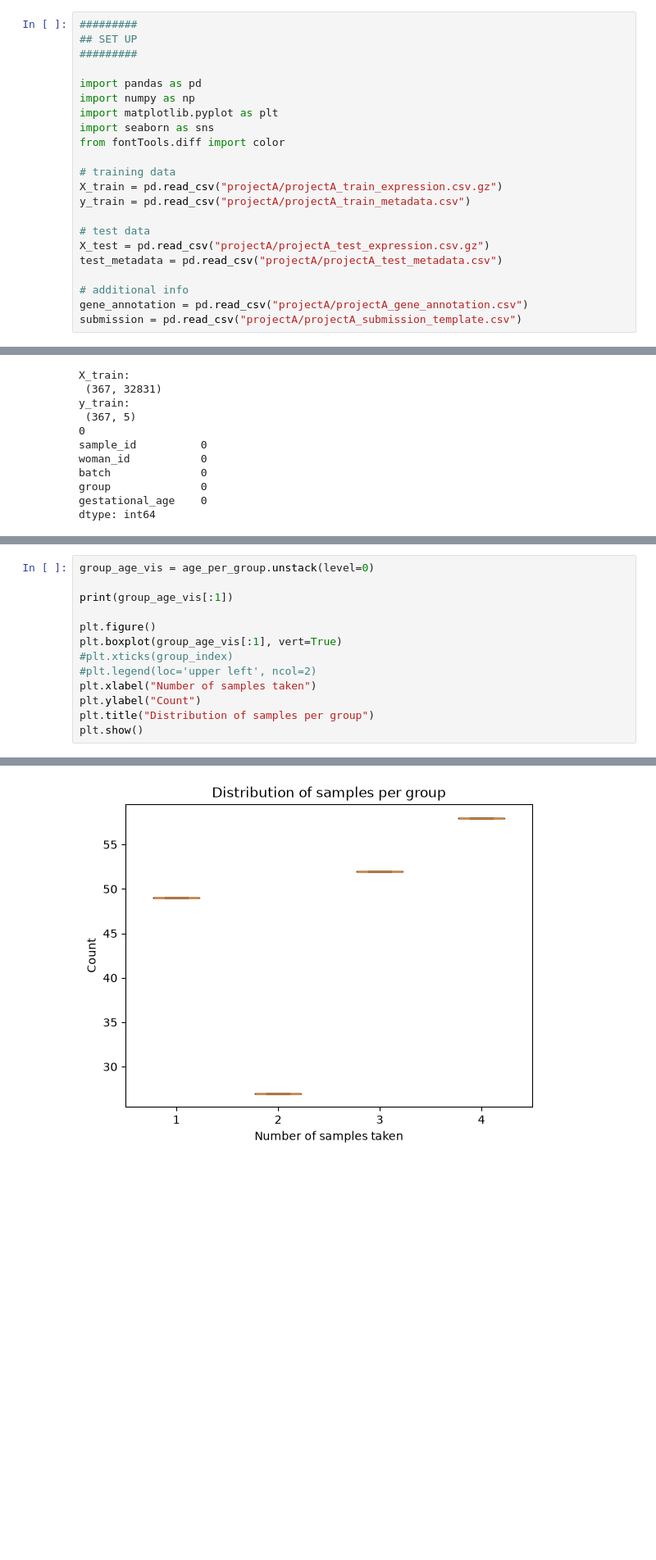
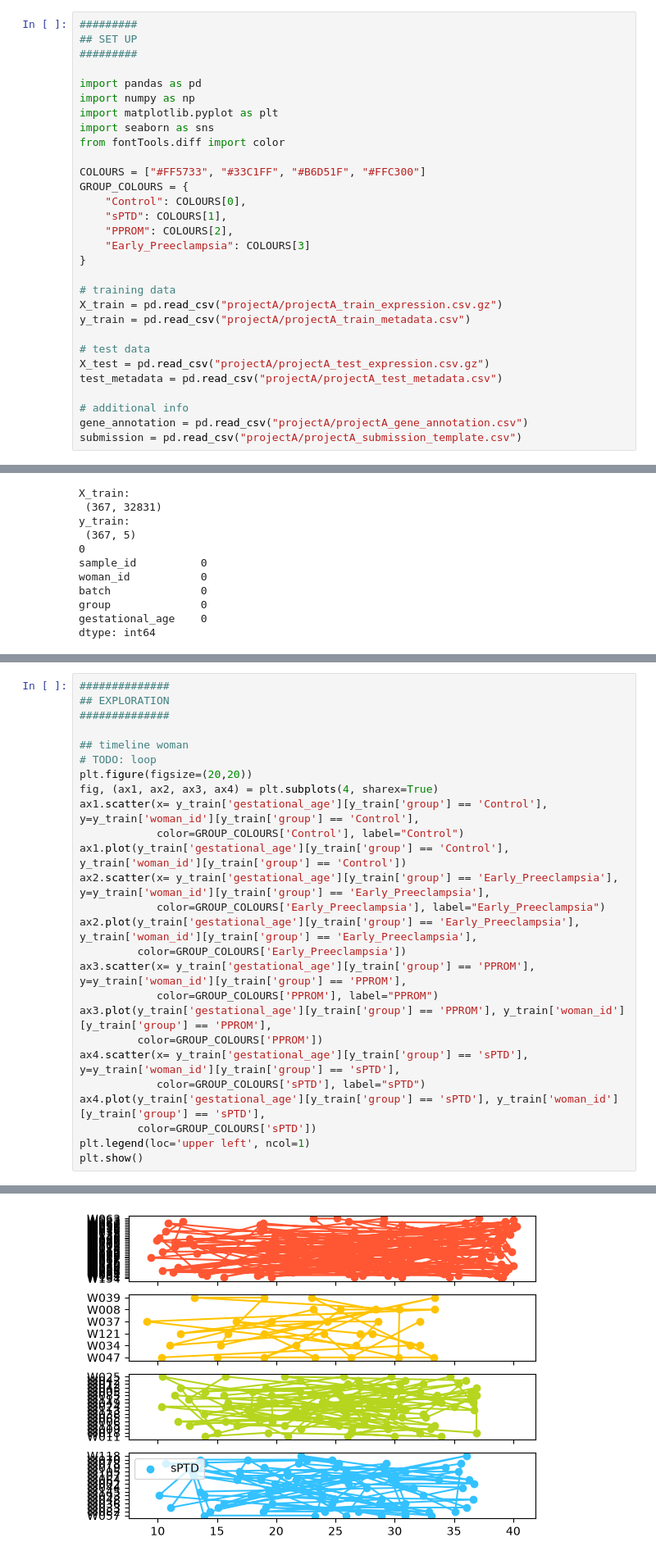
Before and after one commit to katioverboard/MLLS-projects, a Jupyter notebook: projectA.ipynb, the cells around one changed output, grey strips where cells are left out. Shown at 82% size. Saved outputs shown, nothing was run; the diff lists cells and outputs as text; blank space fills up the shorter version.

Commit message:
GA - Group graphs

```diff
--- a/projectA.ipynb
+++ b/projectA.ipynb
@@ -8,6 +8,14 @@ import numpy as np
 import matplotlib.pyplot as plt
 import seaborn as sns
 from fontTools.diff import color
+
+COLOURS = ["#FF5733", "#33C1FF", "#B6D51F", "#FFC300"]
+GROUP_COLOURS = {
+    "Control": COLOURS[0],
+    "sPTD": COLOURS[1],
+    "PPROM": COLOURS[2],
+    "Early_Preeclampsia": COLOURS[3]
+}
 
 # training data
 X_train = pd.read_csv("projectA/projectA_train_expression.csv.gz")
@@ -151,14 +165,27 @@ Index(['Control', 'Early_Preeclampsia', 'PPROM', 'sPTD'], dtype='str',
 # %%
-group_age_vis = age_per_group.unstack(level=0)
+##############
+## EXPLORATION
+##############
 
-print(group_age_vis[:1])
-
-plt.figure()
-plt.boxplot(group_age_vis[:1], vert=True)
-#plt.xticks(group_index)
-#plt.legend(loc='upper left', ncol=2)
-plt.xlabel("Number of samples taken")
-plt.ylabel("Count")
-plt.title("Distribution of samples per group")
+## timeline woman
+# TODO: loop
+plt.figure(figsize=(20,20))
+fig, (ax1, ax2, ax3, ax4) = plt.subplots(4, sharex=True)
+ax1.scatter(x= y_train['gestational_age'][y_train['group'] == 'Control'], y=y_train['woman_id'][y_train['group'] == 'Control'],
+            color=GROUP_COLOURS['Control'], label="Control")
+ax1.plot(y_train['gestational_age'][y_train['group'] == 'Control'], y_train['woman_id'][y_train['group'] == 'Control'])
+ax2.scatter(x= y_train['gestational_age'][y_train['group'] == 'Early_Preeclampsia'], y=y_train['woman_id'][y_train['group'] == 'Early_Preeclampsia'],
+            color=GROUP_COLOURS['Early_Preeclampsia'], label="Early_Preeclampsia")
+ax2.plot(y_train['gestational_age'][y_train['group'] == 'Early_Preeclampsia'], y_train['woman_id'][y_train['group'] == 'Early_Preeclampsia'],
+         color=GROUP_COLOURS['Early_Preeclampsia'])
+ax3.scatter(x= y_train['gestational_age'][y_train['group'] == 'PPROM'], y=y_train['woman_id'][y_train['group'] == 'PPROM'],
+            color=GROUP_COLOURS['PPROM'], label="PPROM")
+ax3.plot(y_train['gestational_age'][y_train['group'] == 'PPROM'], y_train['woman_id'][y_train['group'] == 'PPROM'],
+         color=GROUP_COLOURS['PPROM'])
+ax4.scatter(x= y_train['gestational_age'][y_train['group'] == 'sPTD'], y=y_train['woman_id'][y_train['group'] == 'sPTD'],
+            color=GROUP_COLOURS['sPTD'], label="sPTD")
+ax4.plot(y_train['gestational_age'][y_train['group'] == 'sPTD'], y_train['woman_id'][y_train['group'] == 'sPTD'],
+         color=GROUP_COLOURS['sPTD'])
+plt.legend(loc='upper left', ncol=1)
 plt.show()
 # %% [output]
@@ -167 +193 @@ group  Control  Early_Preeclampsia  PPROM  sPTD
-[figure, old version]
+[figure, new version]
```
Also changed, not shown: parts of 5 cells of this notebook.
